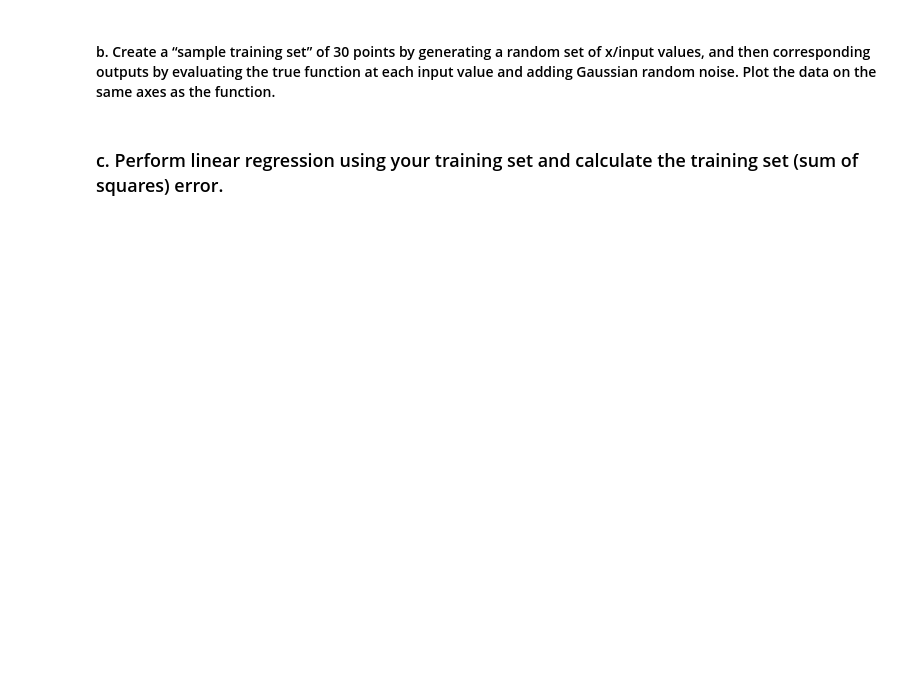
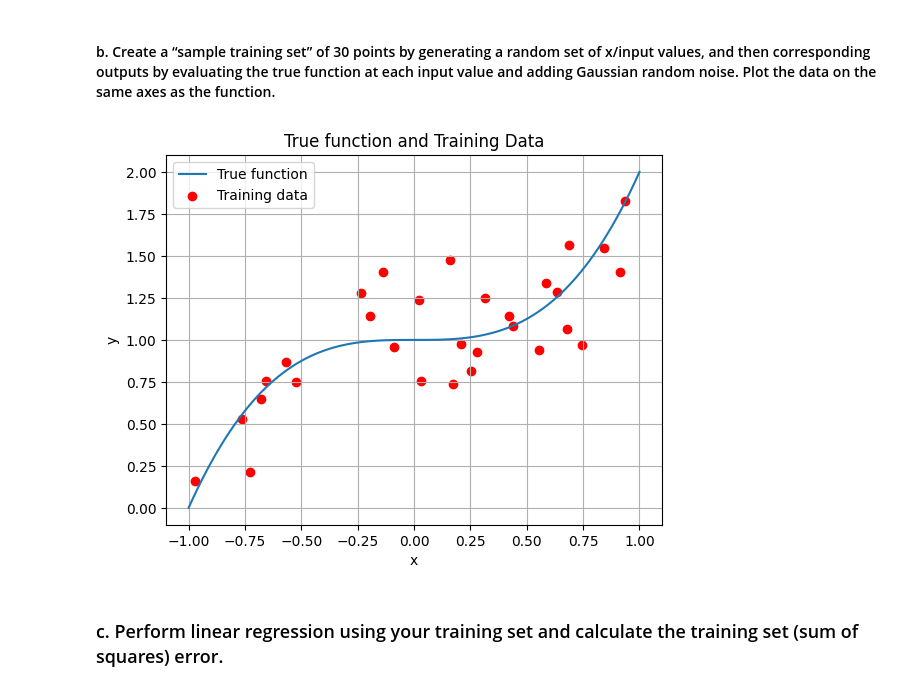
Before and after one commit to keys-i/COMP4702, a Jupyter notebook: src/W4.ipynb, the cells around one changed output. Cells and saved outputs as stored; diff of their text form; code cells hidden in the pictures; blank space fills up the shorter version.

```diff
--- a/src/W4.ipynb
+++ b/src/W4.ipynb
@@ -33,4 +41,21 @@ plot()
 # %% [markdown]
 #### b. Create a “sample training set” of 30 points by generating a random set of x/input values, and then corresponding outputs by evaluating the true function at each input value and adding Gaussian random noise. Plot the data on the same axes as the function.
+# %%
+x_train = np.random.uniform(-1, 1, 30)
+y_train = f(x_train)
+
+noise = np.random.normal(loc=0, scale=0.2, size=30)  # loc = mean, scale = standard deviation
+y_train_noisy = y_train + noise
+
+plt.plot(x, y, label='True function')
+plt.scatter(x_train, y_train_noisy, color='red', label='Training data')
+plt.xlabel('x')
+plt.ylabel('y')
+plt.title('True function and Training Data')
+plt.grid(True)
+plt.legend()
+plt.show()
+# %% [output]
+[figure, added]
 # %% [markdown]
 ### c. Perform linear regression using your training set and calculate the training set (sum of squares) error.
```
Also changed, not shown: parts of 5 cells of this notebook.
